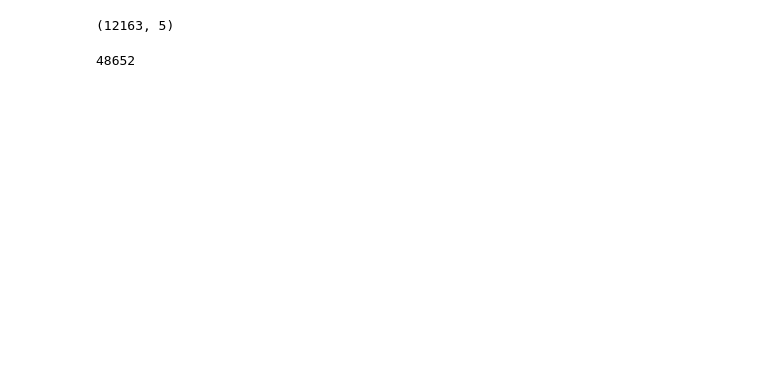
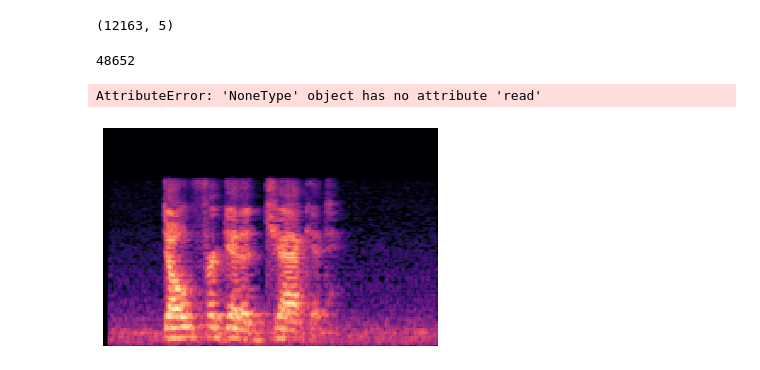
Before and after one commit to caronarthur/ai-motion, a Jupyter notebook: notebooks/mateo_saving_spect_as_image.ipynb, the cells around one changed output. Saved outputs shown, nothing was run; the diff lists cells and outputs as text; code cells hidden in the pictures; blank space fills up the shorter version.

```diff
--- a/notebooks/mateo_saving_spect_as_image.ipynb
+++ b/notebooks/mateo_saving_spect_as_image.ipynb
@@ -54,8 +54,29 @@ def saving_image(path, image_id):
         librosa.display.specshow(mel_sgram, sr=sample_rate, x_axis='time', y_axis='mel')
         filename = "../speech_emotion_reco/data/images_augmented/" + key + "_" + image_id
         plt.axis('off')
-        plt.savefig(filename,bbox_inches='tight',transparent=True, pad_inches=0)
+        image = plt.savefig(filename,bbox_inches='tight',transparent=True, pad_inches=0)
         plt.close()
-        del filename, sample_rate,sgram, fig
+        return image
 # %%
-saving_image(emotion_df.iloc[2946,3],str(emotion_df.iloc[2946,0]))
+tmp = saving_image(emotion_df.iloc[2946,3],str(emotion_df.iloc[2946,0]))
+# %%
+from PIL import Image
+image = Image.open(tmp)
+# %% [output]
+AttributeError: 'NoneType' object has no attribute 'read'
+# %%
+def convert_to_image(audio_file):
+    data, sample_rate = librosa.load(audio_file, sr=44100)
+    fig = plt.figure
+    sgram = librosa.stft(data)
+    sgram_mag, _ = librosa.magphase(sgram)
+    sample_rate = 44100
+    mel_scale_sgram = librosa.feature.melspectrogram(S=sgram_mag, sr=sample_rate)
+    mel_sgram = librosa.amplitude_to_db(mel_scale_sgram, ref=np.min)
+    librosa.display.specshow(mel_sgram, sr=sample_rate, x_axis='time', y_axis='mel')
+    plt.axis('off')
+    buf = io.BytesIO()
+    plt.savefig(buf, format='png')
+    buf.seek(0)
+    image = Image.open(buf)
+    return image
@@ -61,0 +87,4 @@ saving_image(emotion_df.iloc[2946,3],str(emotion_df.iloc[2946,0]))
+# %%
+image = convert_to_image("../speech_emotion_reco/data/crema/1001_DFA_ANG_XX.wav")
+# %% [output]
+[figure, added]
```
Also changed, not shown: parts of 2 cells of this notebook, 2 other files.
